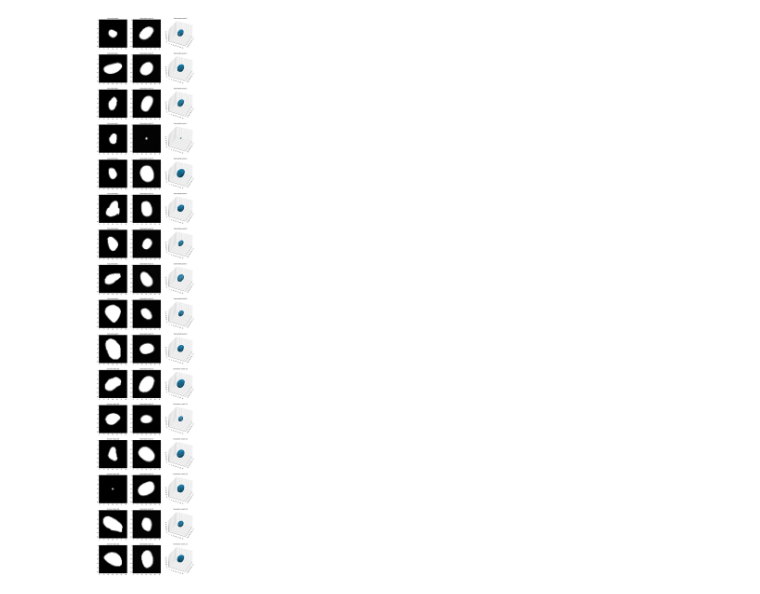
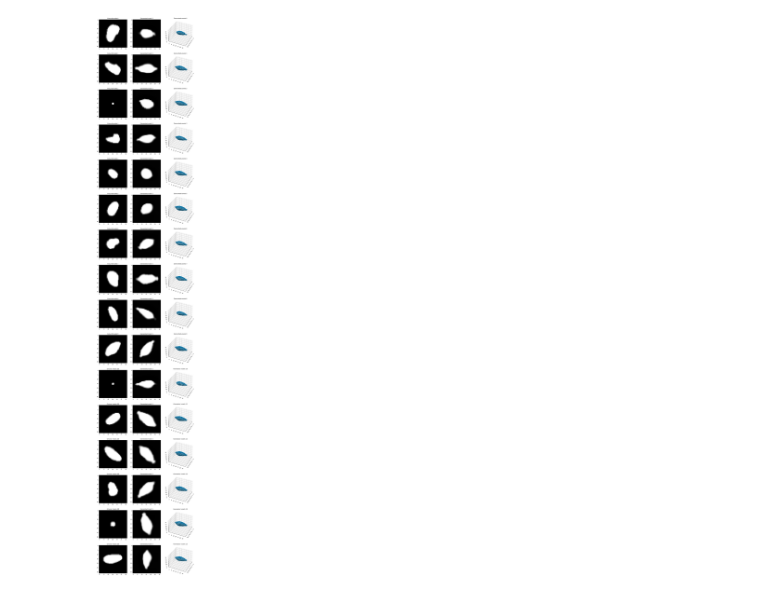
Before and after one commit to xietanu/cell_generation, a Jupyter notebook: bbbc039_mask.ipynb, the cells around one changed output. Saved outputs shown, nothing was run; the diff lists cells and outputs as text; code cells hidden in the pictures.

```diff
--- a/bbbc039_mask.ipynb
+++ b/bbbc039_mask.ipynb
@@ -20,10 +20,10 @@ BATCH_SIZE = 100
 
 IMG_FOLDER = "images/bbbc039/masks/"
 
-train_imgs, val_imgs = datasets.split_folder(IMG_FOLDER, 0.9, max_images=5000)
+train_imgs, val_imgs = datasets.split_folder(IMG_FOLDER, 0.9, max_images=1000)
 
-train_auto_dataset = datasets.CachedImages(IMG_FOLDER, train_imgs, train=True)
-val_auto_dataset = datasets.CachedImages(IMG_FOLDER, val_imgs)
+train_auto_dataset = datasets.CachedImages(IMG_FOLDER, train_imgs, train=True, grayscale=True, size=IMAGE_SIZE)
+val_auto_dataset = datasets.CachedImages(IMG_FOLDER, val_imgs, grayscale=True, size=IMAGE_SIZE)
 
 train_auto_loader = torch.utils.data.DataLoader(
     train_auto_dataset, batch_size=BATCH_SIZE, shuffle=True
@@ -135,14 +182,13 @@ gan_trainer = nnet.training.GANTrainer(
 # %%
-model_path = "models/bbbc039_gan"
-
 gan_trainer.train(
     train_auto_loader,
     val_auto_loader,
-    201,
+    50,
     path=model_path,
-    noise=0.3,
+    noise=0.2,
     gen_train_thresh=1.5,
     dis_train_thresh=1.25,
     device=DEVICE,
+    bookmark_every=bookmark_interval,
 )
 # %%
@@ -202,0 +240,24 @@ Model models/bbbc039_gan_20.pt is loaded from epoch 200 , loss 1.2941
+# %%
+MODEL = 250
+N_SAMPLES = 16
+
+gan_trainer.load_state(f"{model_path}_{MODEL}.pt")
+
+gen_input = torch.Tensor(np.random.normal(0, 1, size=(N_SAMPLES+1, LATENT_SIZE))).cuda()
+
+plot_grid = []
+
+for i in range(N_SAMPLES):
+    masks = mask_gen(gen_input)[:N_SAMPLES]
+    voxels = vox_gen(gen_input)[:N_SAMPLES]
+    cur_voxels = voxgrid.VoxGrid(voxels[i], title=f"Generated voxels {i}")
+    rot_mask = cur_voxels.rotated(*np.random.uniform(0, np.pi*2, size=3)).create_image()
+    rot_mask.title = f"Generated mask {i} (no noise)"
+    cur_mask = metaimage.Mask(masks[i], title=f"Generated mask {i}")
+    ground_mask = train_auto_dataset[i][1]
+    ground_mask = metaimage.Mask(ground_mask, title=f"Ground mask {i}")
+
+    plot_grid.append([ground_mask, cur_mask, cur_voxels])
+
+display.grid(plot_grid, figsize=(15, N_SAMPLES*4.25))
+display.show()
@@ -203,5 +267,5 @@ Model models/bbbc039_gan_20.pt is loaded from epoch 200 , loss 1.2941
 # %%
-MODEL = 10
+MODEL = 4
 
 N_SAMPLES = 16
 
@@ -237 +301 @@ Model models/bbbc039_gan_10.pt is loaded from epoch 100 , loss 0.7520
-[figure, old version]
+[figure, new version]
```
Also changed, not shown: parts of 5 cells of this notebook, 2 other files.
